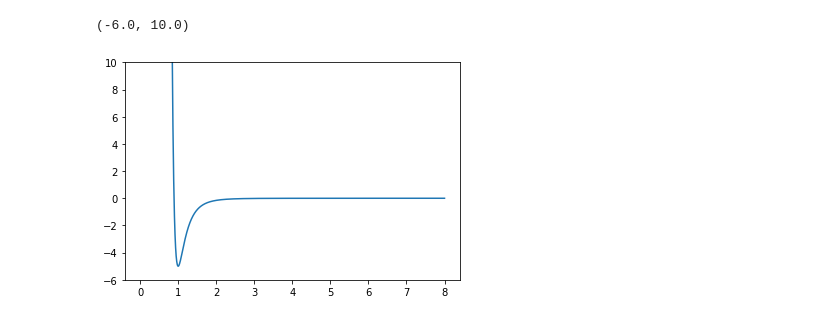
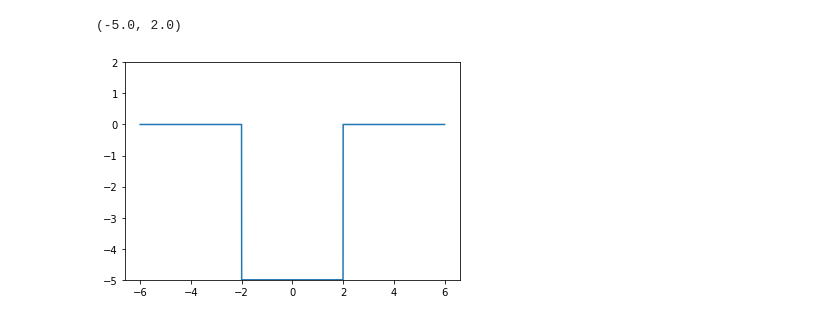
Before and after one commit to rvanco/Projet_info_Schrodinger_M1, a Jupyter notebook: dichotomie_propre2.ipynb, the cells around one changed output. Saved outputs shown, nothing was run; the diff lists cells and outputs as text; code cells hidden in the pictures.

```diff
--- a/dichotomie_propre2.ipynb
+++ b/dichotomie_propre2.ipynb
@@ -92,16 +99,16 @@ def dichotomie (V,x_range,Nb_passage,It_passage,zoom,E_min,dE,eps):
 # %%
 #CONTIENT LA PLAGE DES VALEURS DE X UTILES,LA VALEUR DE LA PREMIERE DERIVEE EN x_m, ET LE POTENTIEL. TRACE LE POTENTIEL.
-V=V3 #potentiel utilisé
-x_m=0.001
-x_M=8
+V=V1 #potentiel utilisé
+x_m=-6
+x_M=6
 dx=5*10**(-3)
 eps=dx*10**(-5)
 x_range = np.linspace(x_m,x_M,int((x_M-x_m)/dx))
 plt.plot(x_range,V(x_range))
 #plt.yscale('log')
-plt.ylim(-6,10)
+plt.ylim(-5,2)
 # %% [output]
-(-6.0, 10.0)
+(-5.0, 2.0)
-[figure, old version]
+[figure, new version]
 # %%
 #CONTIENT LES BORNES ET LE PAS DES ENERGIES A TESTER. TRACE LA DIVERGENCE DE LA FONCTION D'ONDE EN x_M EN FONCTION DE L'ENERGIE. SORT LES MINIMAS LOCAUX DU ln DE CETTE DIVERGENCE.
```
Also changed, not shown: parts of 7 cells of this notebook.
